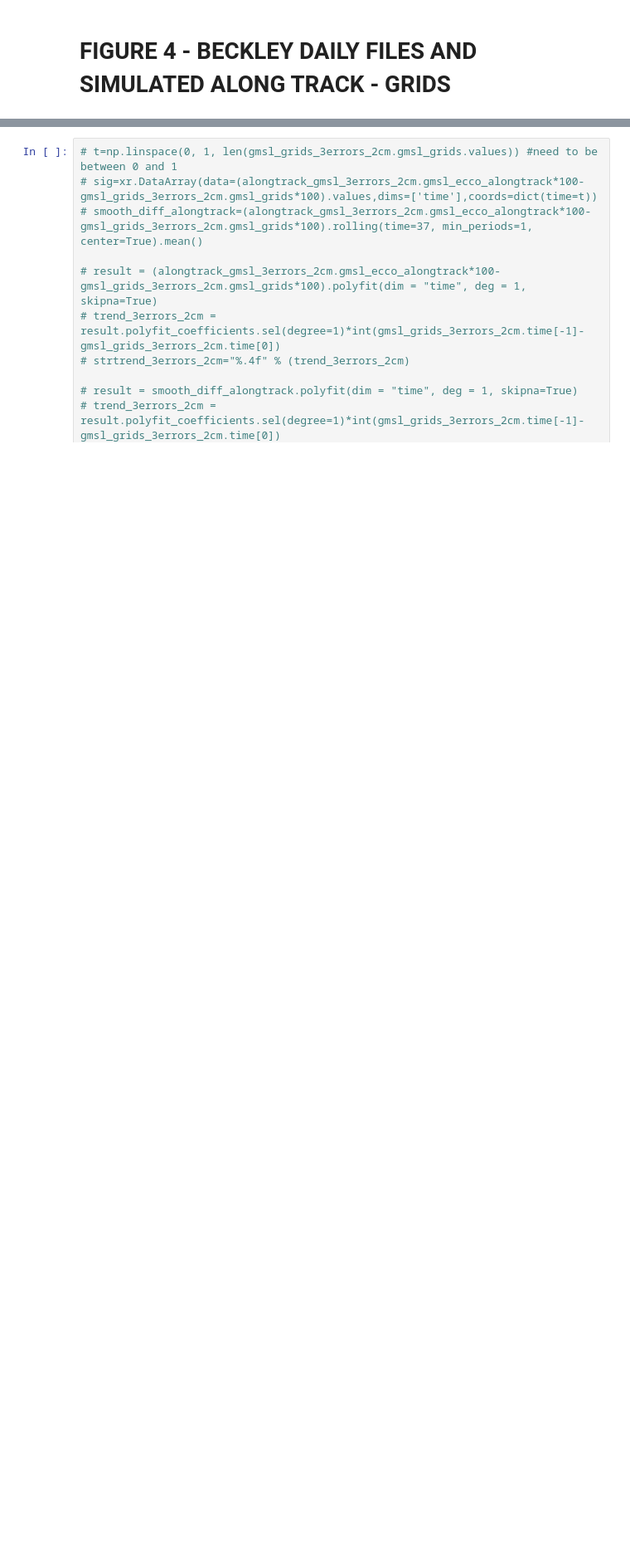
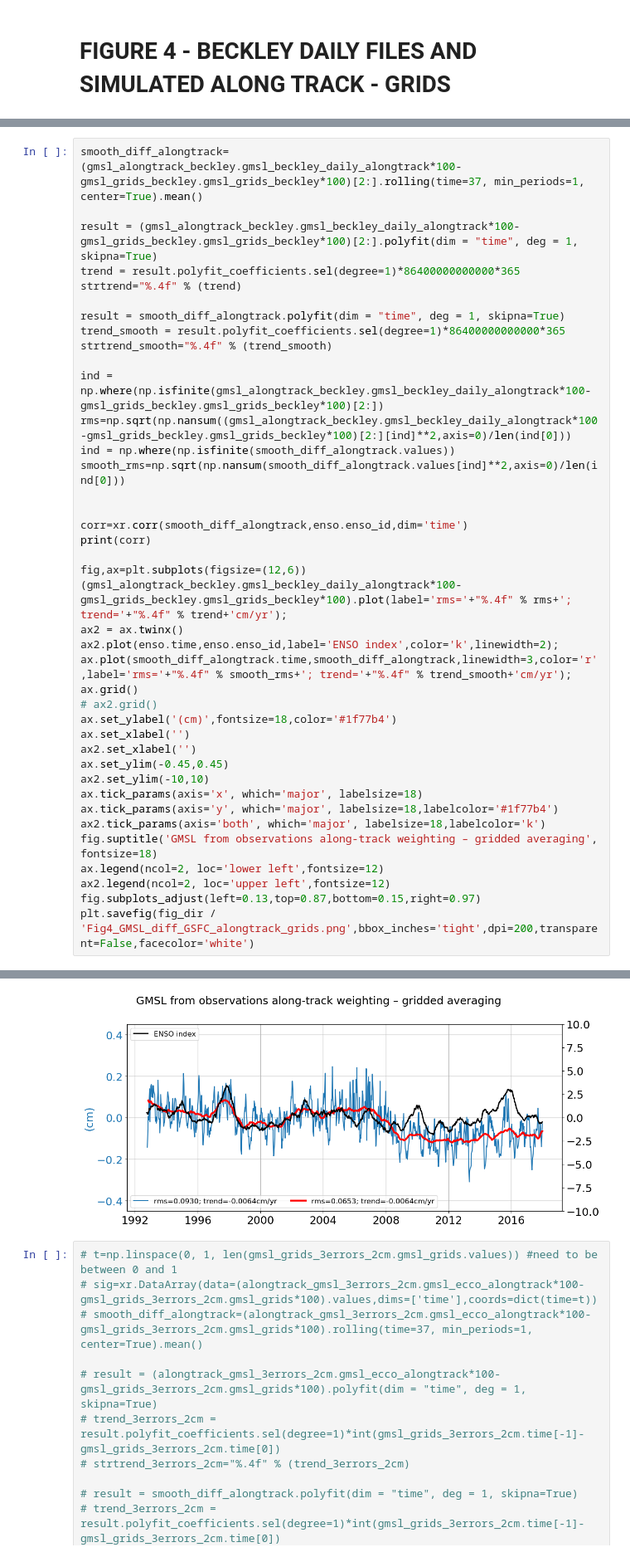
Before and after one commit to sevfour/ECCO_GMSL, a Jupyter notebook: 12a-GMSL_plot_paper_simpleweight_nosicapplied.ipynb, the cells around one changed output, grey strips where cells are left out. Shown at 83% size. Saved outputs shown, nothing was run; the diff lists cells and outputs as text; blank space fills up the shorter version.

Commit message:
fix error in trend calculation

```diff
--- a/12a-GMSL_plot_paper_simpleweight_nosicapplied.ipynb
+++ b/12a-GMSL_plot_paper_simpleweight_nosicapplied.ipynb
@@ -938,0 +924,41 @@ array(0.3686063)
+# %%
+smooth_diff_alongtrack=(gmsl_alongtrack_beckley.gmsl_beckley_daily_alongtrack*100-gmsl_grids_beckley.gmsl_grids_beckley*100)[2:].rolling(time=37, min_periods=1, center=True).mean()
+
+result = (gmsl_alongtrack_beckley.gmsl_beckley_daily_alongtrack*100-gmsl_grids_beckley.gmsl_grids_beckley*100)[2:].polyfit(dim = "time", deg = 1, skipna=True)
+trend = result.polyfit_coefficients.sel(degree=1)*86400000000000*365
+strtrend="%.4f" % (trend)
+
+result = smooth_diff_alongtrack.polyfit(dim = "time", deg = 1, skipna=True)
+trend_smooth = result.polyfit_coefficients.sel(degree=1)*86400000000000*365
+strtrend_smooth="%.4f" % (trend_smooth)
+
+ind = np.where(np.isfinite(gmsl_alongtrack_beckley.gmsl_beckley_daily_alongtrack*100-gmsl_grids_beckley.gmsl_grids_beckley*100)[2:])
+rms=np.sqrt(np.nansum((gmsl_alongtrack_beckley.gmsl_beckley_daily_alongtrack*100-gmsl_grids_beckley.gmsl_grids_beckley*100)[2:][ind]**2,axis=0)/len(ind[0]))
+ind = np.where(np.isfinite(smooth_diff_alongtrack.values))
+smooth_rms=np.sqrt(np.nansum(smooth_diff_alongtrack.values[ind]**2,axis=0)/len(ind[0]))
+
+
+corr=xr.corr(smooth_diff_alongtrack,enso.enso_id,dim='time')
+print(corr)
+
+fig,ax=plt.subplots(figsize=(12,6))
+(gmsl_alongtrack_beckley.gmsl_beckley_daily_alongtrack*100-gmsl_grids_beckley.gmsl_grids_beckley*100).plot(label='rms='+"%.4f" % rms+'; trend='+"%.4f" % trend+'cm/yr');
+ax2 = ax.twinx()
+ax2.plot(enso.time,enso.enso_id,label='ENSO index',color='k',linewidth=2);
+ax.plot(smooth_diff_alongtrack.time,smooth_diff_alongtrack,linewidth=3,color='r',label='rms='+"%.4f" % smooth_rms+'; trend='+"%.4f" % trend_smooth+'cm/yr');
+ax.grid()
+# ax2.grid()
+ax.set_ylabel('(cm)',fontsize=18,color='#1f77b4')
+ax.set_xlabel('')
+ax2.set_xlabel('')
+ax.set_ylim(-0.45,0.45)
+ax2.set_ylim(-10,10)
+ax.tick_params(axis='x', which='major', labelsize=18)
+ax.tick_params(axis='y', which='major', labelsize=18,labelcolor='#1f77b4')
+ax2.tick_params(axis='both', which='major', labelsize=18,labelcolor='k')
+fig.suptitle('GMSL from observations along-track weighting – gridded averaging', fontsize=18)
+ax.legend(ncol=2, loc='lower left',fontsize=12)
+ax2.legend(ncol=2, loc='upper left',fontsize=12)
+fig.subplots_adjust(left=0.13,top=0.87,bottom=0.15,right=0.97)
+plt.savefig(fig_dir / 'Fig4_GMSL_diff_GSFC_alongtrack_grids.png',bbox_inches='tight',dpi=200,transparent=False,facecolor='white')
+# %% [output]
@@ -939,3 +967,4 @@ array(0.3686063)
+[figure, added]
 # %%
 # t=np.linspace(0, 1, len(gmsl_grids_3errors_2cm.gmsl_grids.values)) #need to be between 0 and 1
 # sig=xr.DataArray(data=(alongtrack_gmsl_3errors_2cm.gmsl_ecco_alongtrack*100-gmsl_grids_3errors_2cm.gmsl_grids*100).values,dims=['time'],coords=dict(time=t))
```
Also changed, not shown: parts of 9 cells of this notebook, 1 other file.
